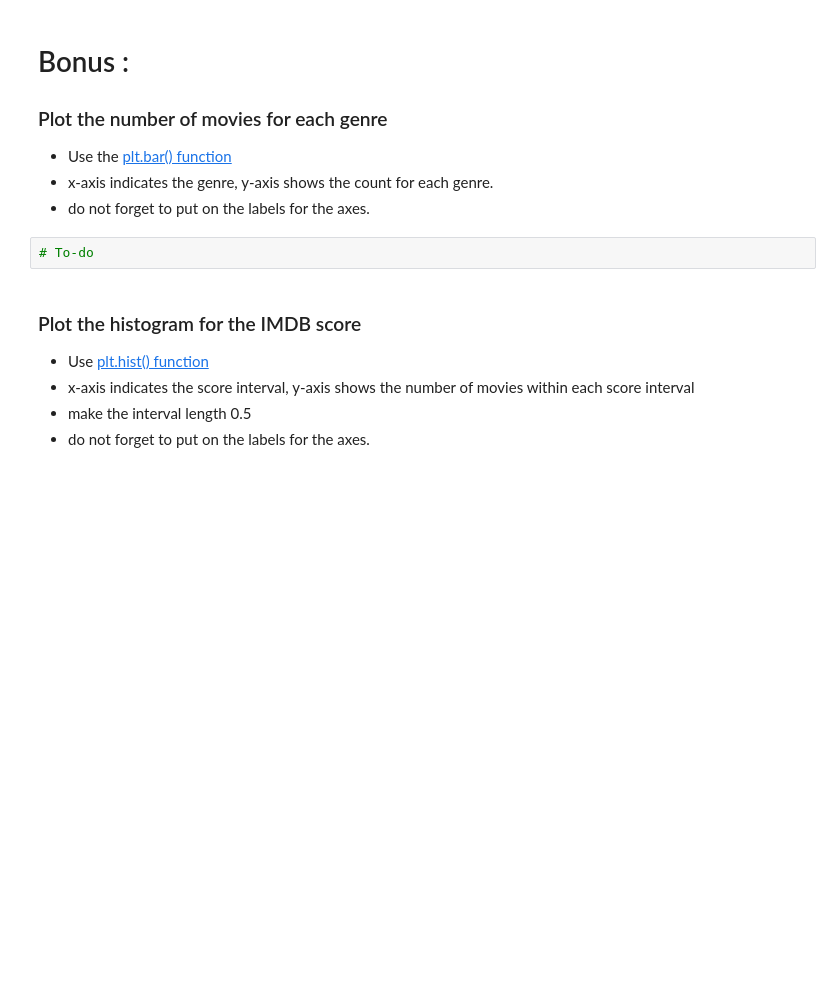
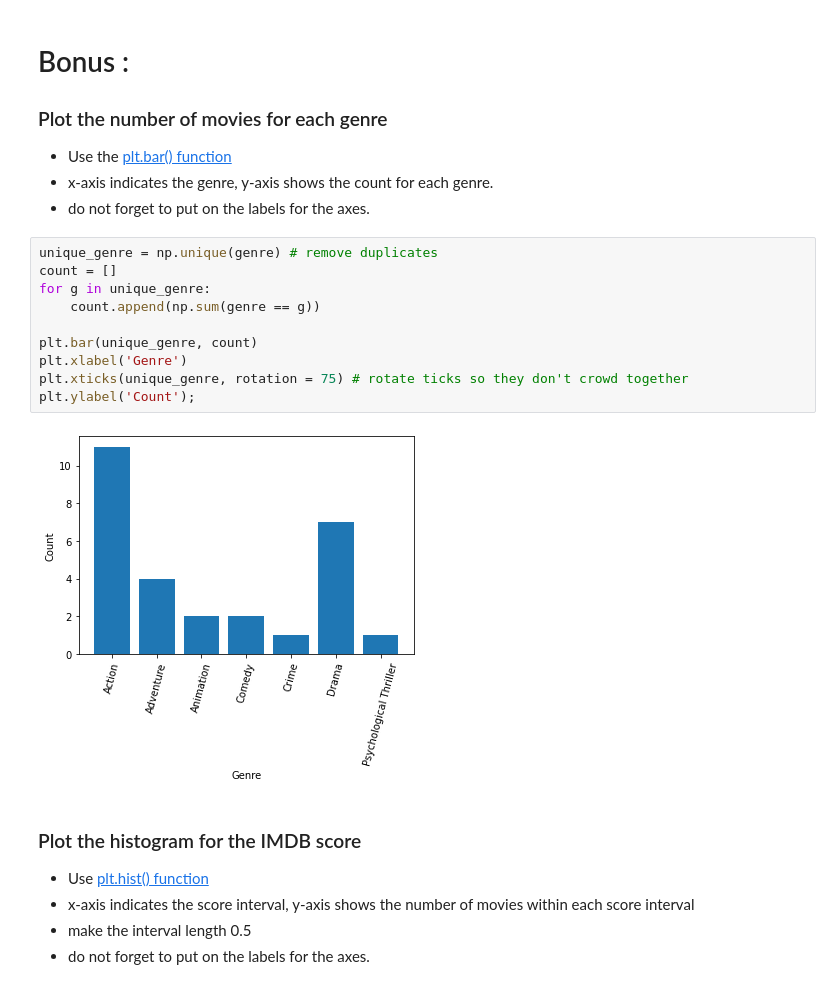
Before and after one commit to asarmadi/summer_ml_s3, a Jupyter notebook: day02/lab_icebreaker.ipynb, the cells around one changed output. Cells and saved outputs as stored; diff of their text form; blank space fills up the shorter version.

```diff
--- a/day02/lab_icebreaker.ipynb
+++ b/day02/lab_icebreaker.ipynb
@@ -107,8 +102,18 @@ Variance  = 0.0
 - Use the [plt.bar() function](https://matplotlib.org/3.2.1/api/_as_gen/matplotlib.pyplot.bar.html)
 - x-axis indicates the genre, y-axis shows the count for each genre.
 - do not forget to put on the labels for the axes.
-# %%
-# To-do
+# %%
+unique_genre = np.unique(genre) # remove duplicates
+count = []
+for g in unique_genre:
+    count.append(np.sum(genre == g))
+
+plt.bar(unique_genre, count)
+plt.xlabel('Genre')
+plt.xticks(unique_genre, rotation = 75) # rotate ticks so they don't crowd together
+plt.ylabel('Count');
+# %% [output]
+[figure, added]
 # %% [markdown]
 ### Plot the histogram for the IMDB score
 - Use [plt.hist() function](https://matplotlib.org/api/_as_gen/matplotlib.pyplot.hist.html)
```
Also changed, not shown: parts of 3 cells of this notebook.
